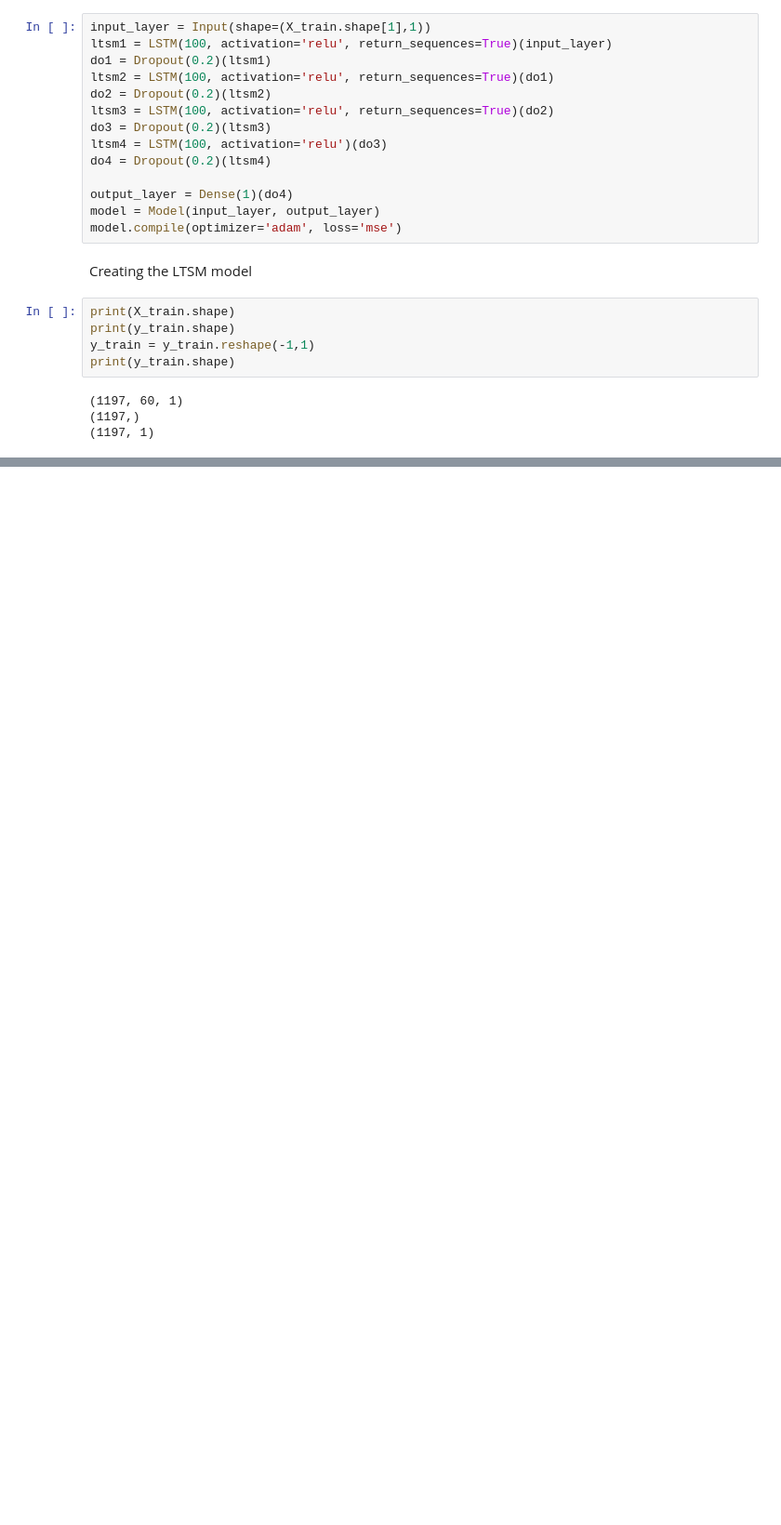
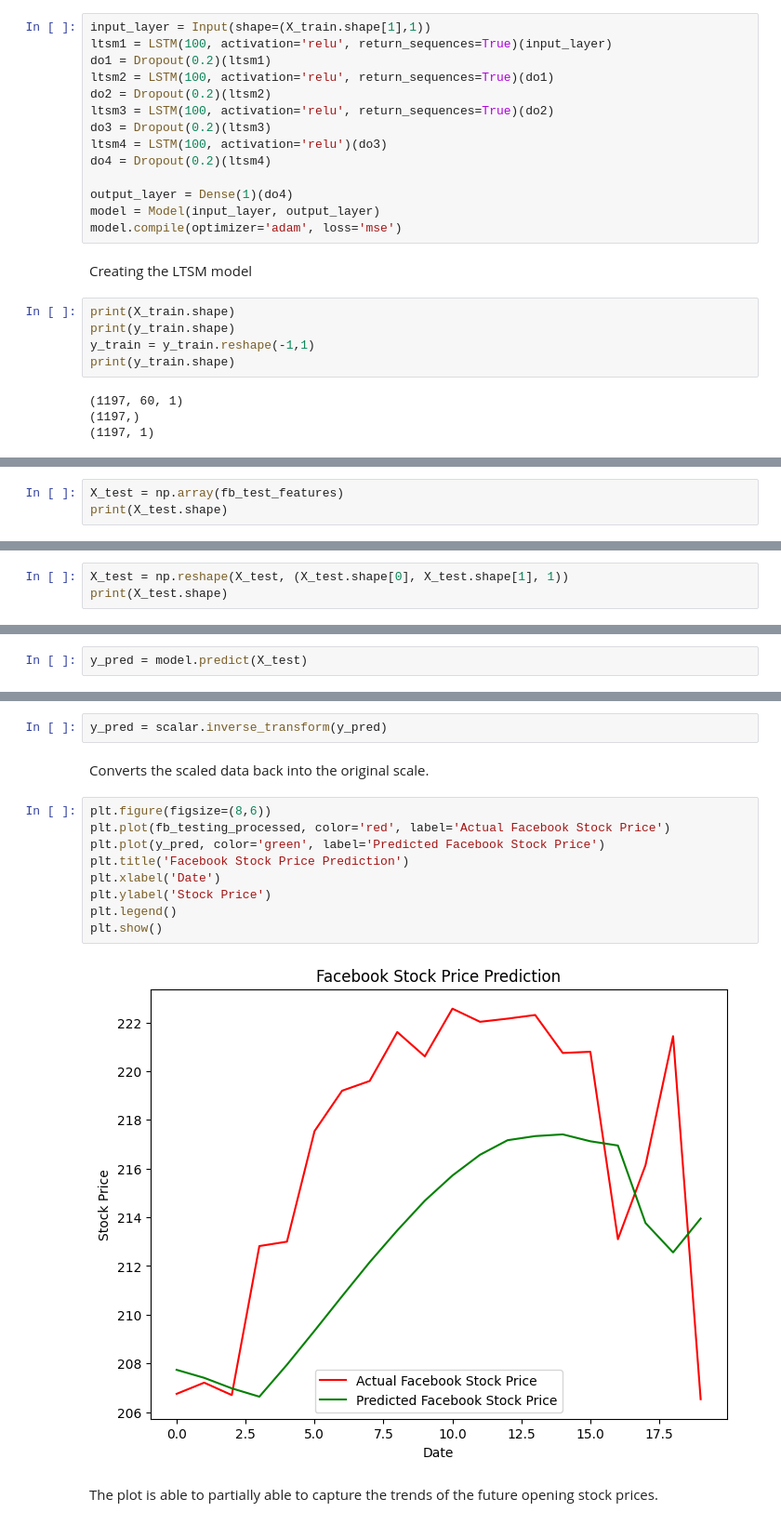
Before and after one commit to cartermullenix1/Data_Science_Portfolio, a Jupyter notebook: MachineLearning/Predicting_Stock_Market(RNN_and_LSTM)/Predicting_Stock_Market.ipynb, the cells around one changed output, grey strips where cells are left out. Shown at 93% size. Cells and saved outputs as stored; diff of their text form; blank space fills up the shorter version.

Commit message:
Finished up Stock Predictions

```diff
--- a/MachineLearning/Predicting_Stock_Market(RNN_and_LSTM)/Predicting_Stock_Market.ipynb
+++ b/MachineLearning/Predicting_Stock_Market(RNN_and_LSTM)/Predicting_Stock_Market.ipynb
@@ -95,0 +126,3 @@ KeyboardInterrupt:
+# %%
+X_test = np.array(fb_test_features)
+print(X_test.shape)
@@ -95,0 +133,3 @@ KeyboardInterrupt:
+# %%
+X_test = np.reshape(X_test, (X_test.shape[0], X_test.shape[1], 1))
+print(X_test.shape)
@@ -95,0 +140,2 @@ KeyboardInterrupt:
+# %%
+y_pred = model.predict(X_test)
@@ -95,0 +144,17 @@ KeyboardInterrupt:
+# %%
+y_pred = scalar.inverse_transform(y_pred)
+# %% [markdown]
+Converts the scaled data back into the original scale.
+# %%
+plt.figure(figsize=(8,6))
+plt.plot(fb_testing_processed, color='red', label='Actual Facebook Stock Price')
+plt.plot(y_pred, color='green', label='Predicted Facebook Stock Price')
+plt.title('Facebook Stock Price Prediction')
+plt.xlabel('Date')
+plt.ylabel('Stock Price')
+plt.legend()
+plt.show()
+# %% [output]
+[figure, added]
+# %% [markdown]
+The plot is able to partially able to capture the trends of the future opening stock prices.
```
Also changed, not shown: parts of 15 cells of this notebook, 4 other files.
